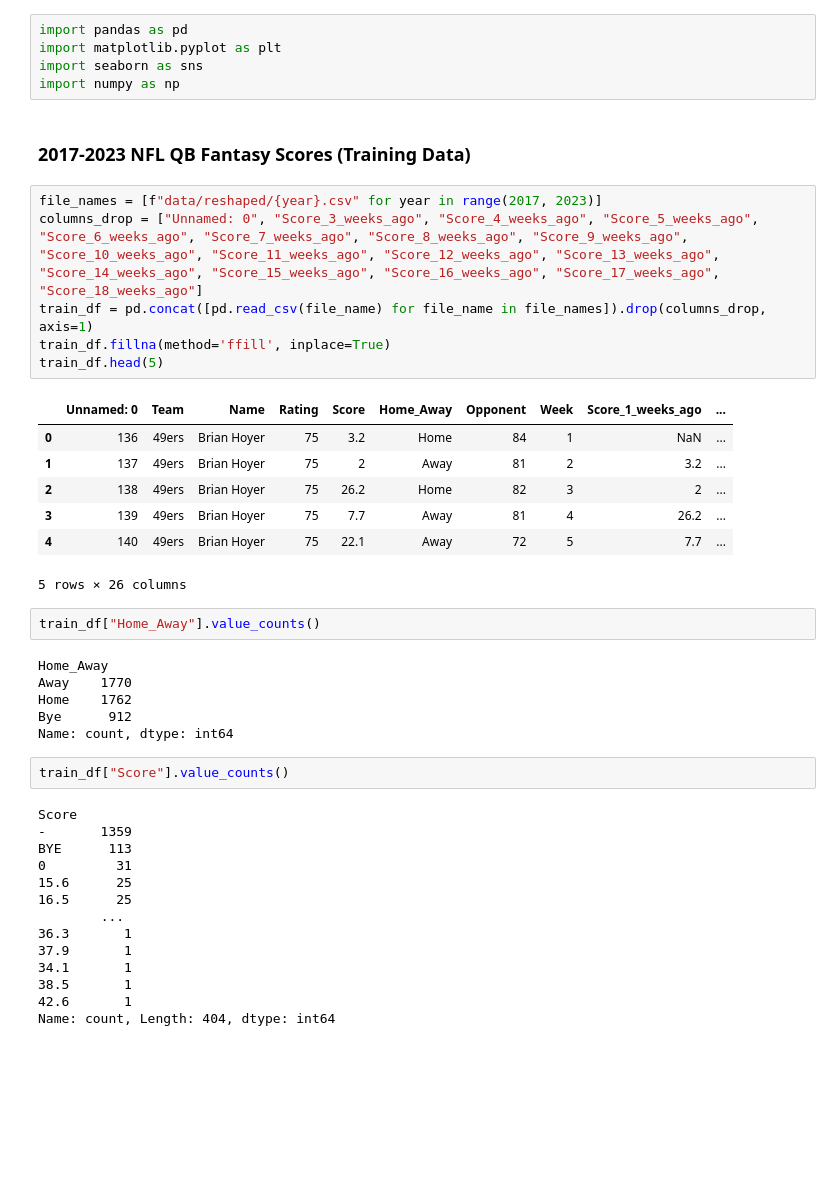
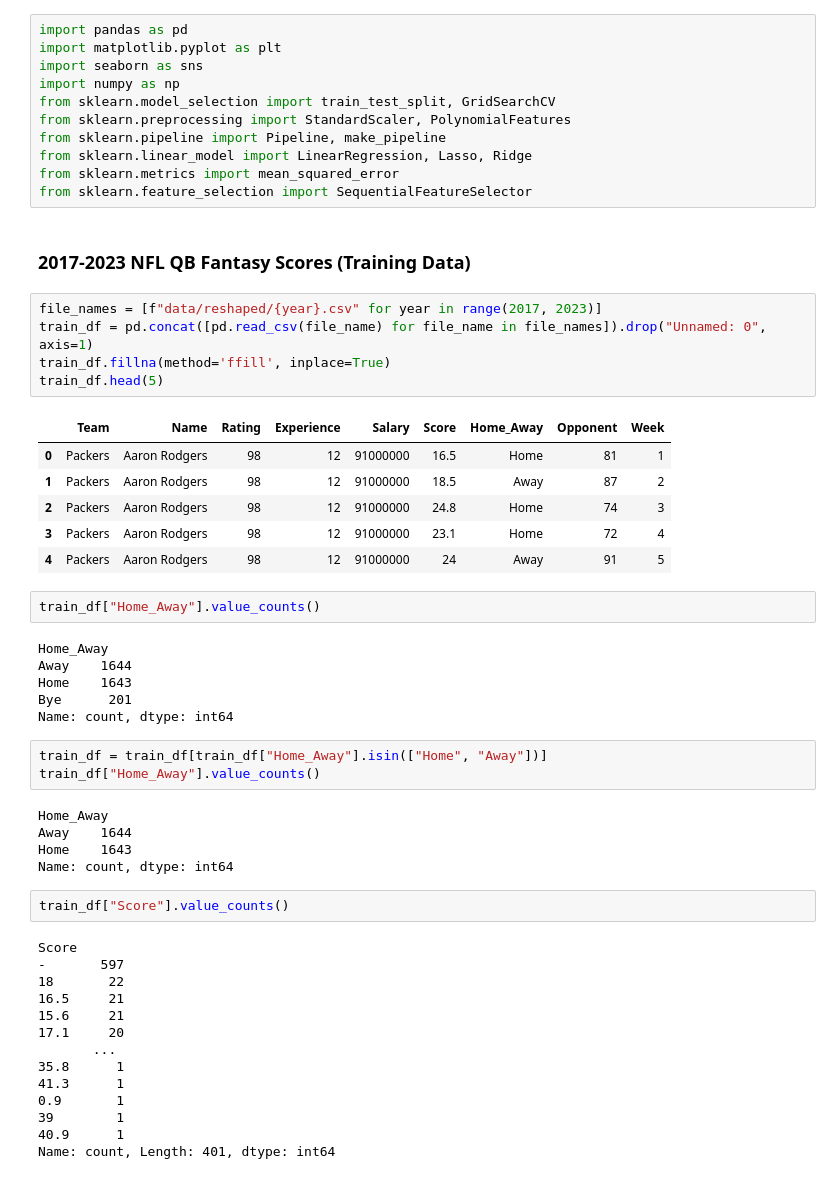
Before and after one commit to sohankancherla/nfl-qb-fantasy-prediction, a Jupyter notebook: qb_prediction.ipynb, the cells around one changed output. Drawn from its saved outputs; the diff is of its cells as text; blank space fills up the shorter version.

Commit message:
completed modeling

```diff
--- a/qb_prediction.ipynb
+++ b/qb_prediction.ipynb
@@ -3,43 +3,55 @@ import pandas as pd
 import matplotlib.pyplot as plt
 import seaborn as sns
 import numpy as np
+from sklearn.model_selection import train_test_split, GridSearchCV
+from sklearn.preprocessing import StandardScaler, PolynomialFeatures
+from sklearn.pipeline import Pipeline, make_pipeline
+from sklearn.linear_model import LinearRegression, Lasso, Ridge
+from sklearn.metrics import mean_squared_error
+from sklearn.feature_selection import SequentialFeatureSelector
 # %% [markdown]
 ### 2017-2023 NFL QB Fantasy Scores (Training Data)
 # %%
 file_names = [f"data/reshaped/{year}.csv" for year in range(2017, 2023)]
-columns_drop = ["Unnamed: 0", "Score_3_weeks_ago", "Score_4_weeks_ago", "Score_5_weeks_ago", "Score_6_weeks_ago", "Score_7_weeks_ago", "Score_8_weeks_ago", "Score_9_weeks_ago", "Score_10_weeks_ago", "Score_11_weeks_ago", "Score_12_weeks_ago", "Score_13_weeks_ago", "Score_14_weeks_ago", "Score_15_weeks_ago", "Score_16_weeks_ago", "Score_17_weeks_ago", "Score_18_weeks_ago"]
-train_df = pd.concat([pd.read_csv(file_name) for file_name in file_names]).drop(columns_drop, axis=1)
+train_df = pd.concat([pd.read_csv(file_name) for file_name in file_names]).drop("Unnamed: 0", axis=1)
 train_df.fillna(method='ffill', inplace=True)
 train_df.head(5)
 # %% [output]
-|  | Unnamed: 0 | Team | Name | Rating | Score | Home_Away | Opponent | Week | Score_1_weeks_ago | ... |
-| 0 | 136 | 49ers | Brian Hoyer | 75 | 3.2 | Home | 84 | 1 | NaN | ... |
-| 1 | 137 | 49ers | Brian Hoyer | 75 | 2 | Away | 81 | 2 | 3.2 | ... |
-| 2 | 138 | 49ers | Brian Hoyer | 75 | 26.2 | Home | 82 | 3 | 2 | ... |
-| 3 | 139 | 49ers | Brian Hoyer | 75 | 7.7 | Away | 81 | 4 | 26.2 | ... |
-| 4 | 140 | 49ers | Brian Hoyer | 75 | 22.1 | Away | 72 | 5 | 7.7 | ... |
+|  | Team | Name | Rating | Experience | Salary | Score | Home_Away | Opponent | Week |
+| 0 | Packers | Aaron Rodgers | 98 | 12 | 91000000 | 16.5 | Home | 81 | 1 |
+| 1 | Packers | Aaron Rodgers | 98 | 12 | 91000000 | 18.5 | Away | 87 | 2 |
+| 2 | Packers | Aaron Rodgers | 98 | 12 | 91000000 | 24.8 | Home | 74 | 3 |
+| 3 | Packers | Aaron Rodgers | 98 | 12 | 91000000 | 23.1 | Home | 72 | 4 |
+| 4 | Packers | Aaron Rodgers | 98 | 12 | 91000000 | 24 | Away | 91 | 5 |
-5 rows × 26 columns
 # %%
 train_df["Home_Away"].value_counts()
 # %% [output]
 Home_Away
-Away    1770
-Home    1762
-Bye      912
+Away    1644
+Home    1643
+Bye      201
 Name: count, dtype: int64
+# %%
+train_df = train_df[train_df["Home_Away"].isin(["Home", "Away"])]
+train_df["Home_Away"].value_counts()
+# %% [output]
+Home_Away
+Away    1644
+Home    1643
+Name: count, dtype: int64
 # %%
 train_df["Score"].value_counts()
 # %% [output]
 Score
--       1359
-BYE      113
-0         31
-15.6      25
-16.5      25
-        ...
-36.3       1
-37.9       1
-34.1       1
-38.5       1
-42.6       1
-Name: count, Length: 404, dtype: int64
+-       597
+18       22
+16.5     21
+15.6     21
+17.1     20
+       ...
+35.8      1
+41.3      1
+0.9       1
+39        1
+40.9      1
+Name: count, Length: 401, dtype: int64
```
Also changed, not shown: parts of 32 cells of this notebook.
